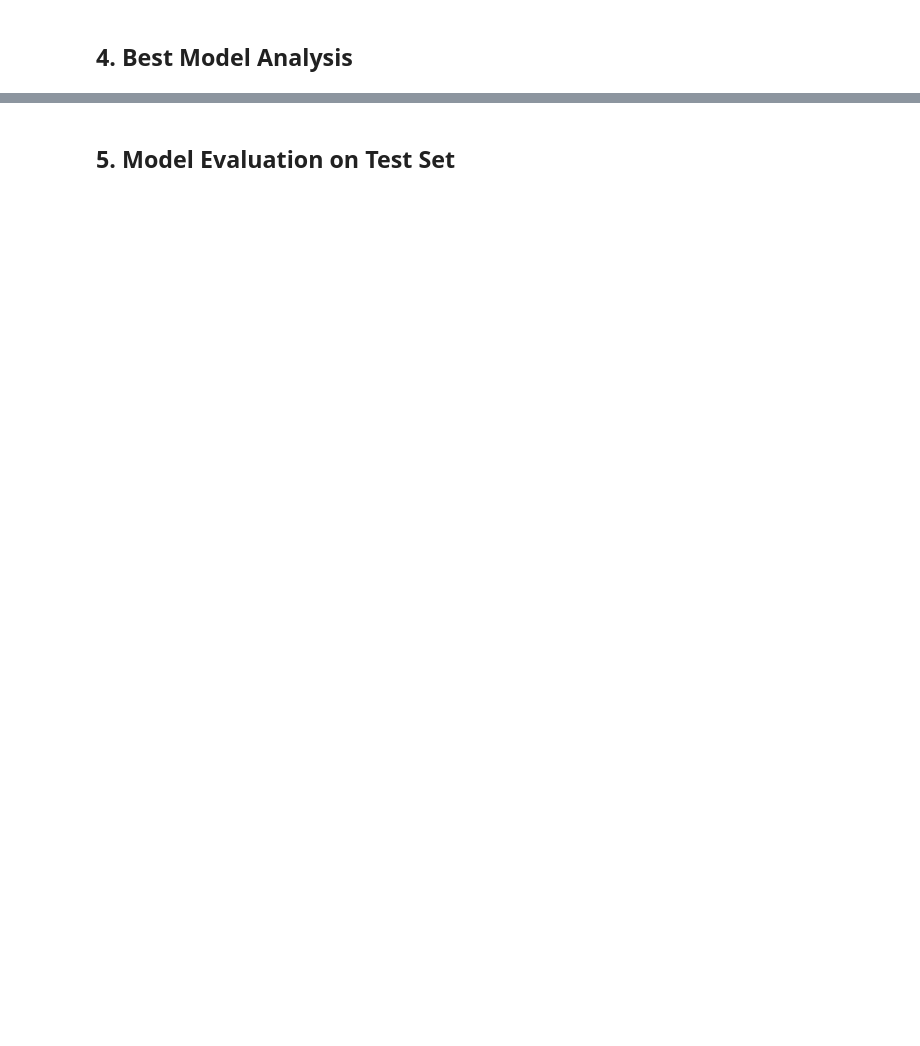
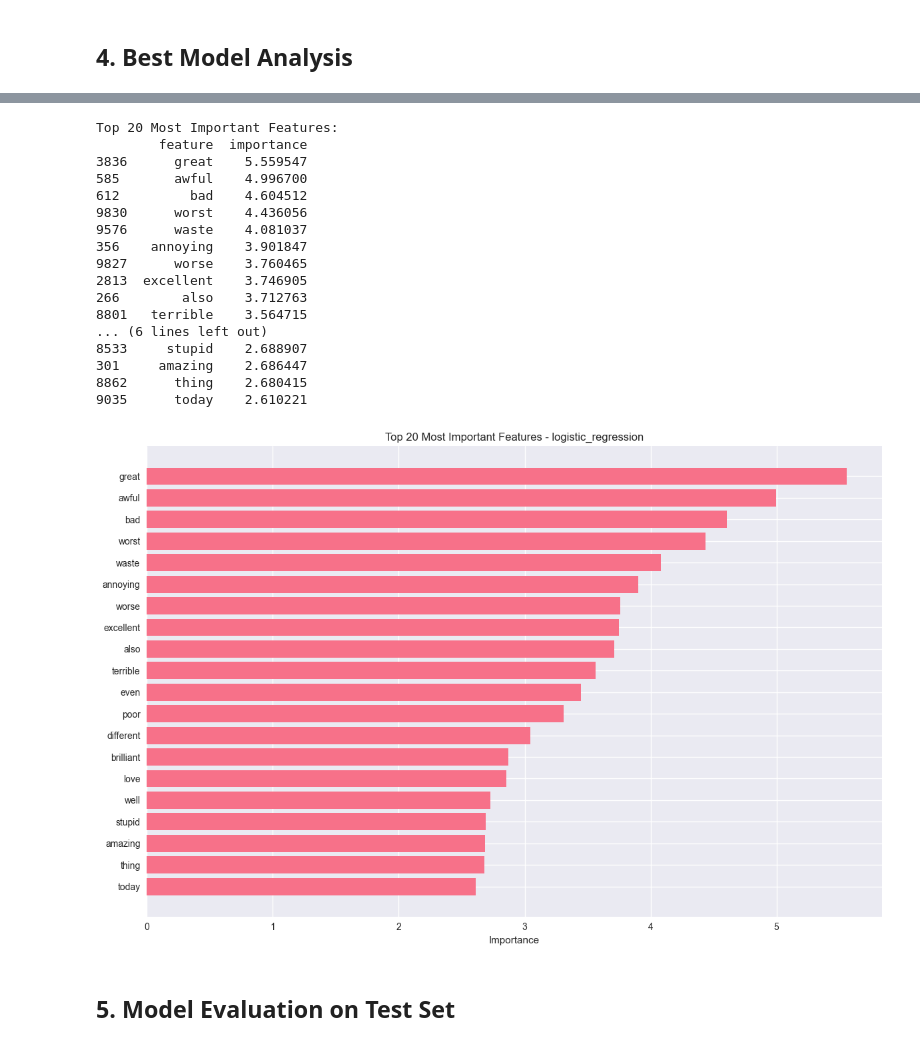
Before and after one commit to lilbuu-glitch/Classification-Sentiment-Review-imdb, a Jupyter notebook: notebooks/02_model_training_and_evaluation.ipynb, the cells around one changed output, grey strips where cells are left out. Saved outputs shown, nothing was run; the diff lists cells and outputs as text; code cells hidden in the pictures; blank space fills up the shorter version.

```diff
--- a/notebooks/02_model_training_and_evaluation.ipynb
+++ b/notebooks/02_model_training_and_evaluation.ipynb
@@ -318,30 +360,40 @@ for metric, value in best_results['train_metrics'].items():
 # %%
 # Feature importance analysis (if available)
-best_model = best_results['model']
+feature_importance_df = trainer.get_feature_importance(feature_names)
 
-if hasattr(best_model, 'feature_importances_'):
-    # Get feature importance
-    importances = best_model.feature_importances_
-    feature_importance_df = pd.DataFrame({
-        'feature': feature_names,
-        'importance': importances
-    }).sort_values('importance', ascending=False)
-
+if feature_importance_df is not None:
     print("Top 20 Most Important Features:")
     print(feature_importance_df.head(20))
 
     # Visualize top features
     plt.figure(figsize=(12, 8))
     top_features = feature_importance_df.head(20)
 
     plt.barh(range(len(top_features)), top_features['importance'])
     plt.yticks(range(len(top_features)), top_features['feature'])
     plt.title(f'Top 20 Most Important Features - {best_model_name}')
     plt.xlabel('Importance')
     plt.gca().invert_yaxis()
     plt.tight_layout()
     plt.show()
-else:
-    print("Feature importance not available for this model type")
+# %% [output]
+Top 20 Most Important Features:
+        feature  importance
+3836      great    5.559547
+585       awful    4.996700
+612         bad    4.604512
+9830      worst    4.436056
+9576      waste    4.081037
+356    annoying    3.901847
+9827      worse    3.760465
+2813  excellent    3.746905
+266        also    3.712763
+8801   terrible    3.564715
+... (6 lines left out)
+8533     stupid    2.688907
+301     amazing    2.686447
+8862      thing    2.680415
+9035      today    2.610221
+[figure, added]
 # %% [markdown]
 ## 5. Model Evaluation on Test Set
```
Also changed, not shown: parts of 20 cells of this notebook, 1 other file.
